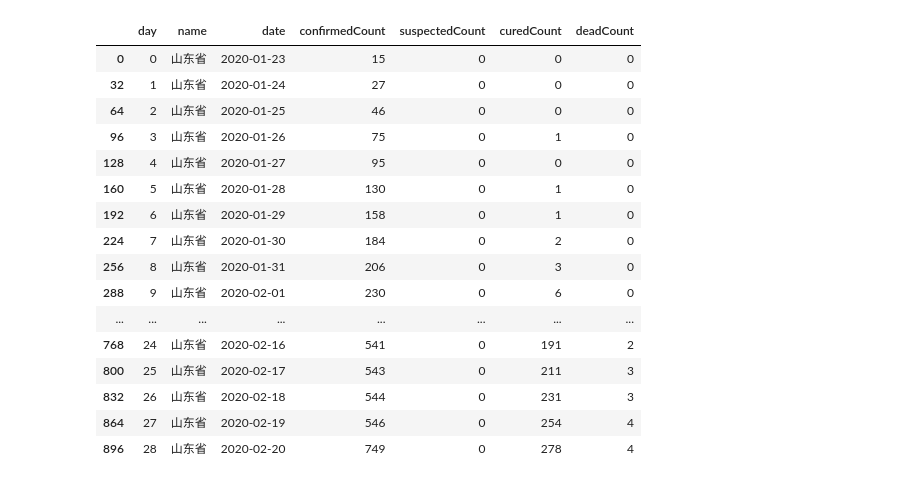
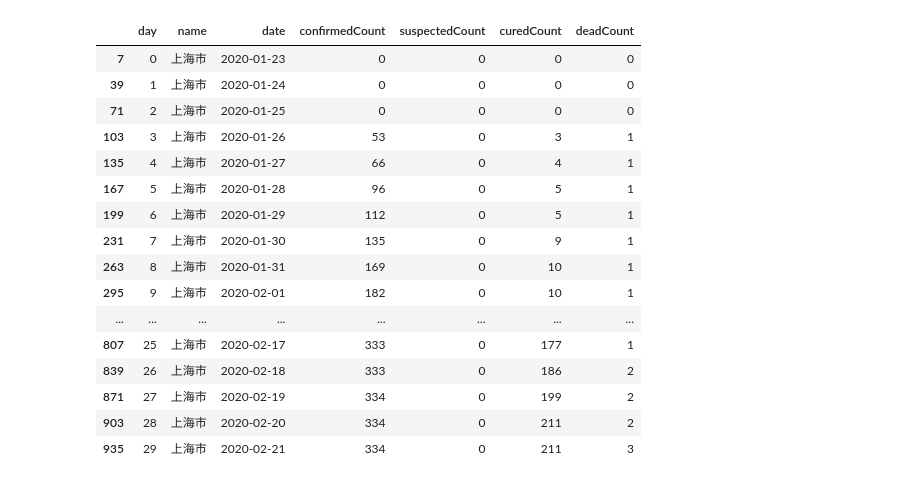
Before and after one commit to swj1442291549/COVID-19-analysis, a Jupyter notebook: analysis.ipynb, the cells around one changed output. Cells and saved outputs as stored; diff of their text form; code cells hidden in the pictures.

```diff
--- a/analysis.ipynb
+++ b/analysis.ipynb
@@ -296,23 +316,23 @@ fig.show()
 # %% [output]
 [interactive output not drawn]
 # %%
-result = result_p[result_p.name == '山东省']
+result = result_p[result_p.name == "上海市"]
 result
 # %% [output]
 |  | day | name | date | confirmedCount | suspectedCount | curedCount | deadCount |
-| 0 | 0 | 山东省 | 2020-01-23 | 15 | 0 | 0 | 0 |
-| 32 | 1 | 山东省 | 2020-01-24 | 27 | 0 | 0 | 0 |
-| 64 | 2 | 山东省 | 2020-01-25 | 46 | 0 | 0 | 0 |
-| 96 | 3 | 山东省 | 2020-01-26 | 75 | 0 | 1 | 0 |
-| 128 | 4 | 山东省 | 2020-01-27 | 95 | 0 | 0 | 0 |
-| 160 | 5 | 山东省 | 2020-01-28 | 130 | 0 | 1 | 0 |
-| 192 | 6 | 山东省 | 2020-01-29 | 158 | 0 | 1 | 0 |
-| 224 | 7 | 山东省 | 2020-01-30 | 184 | 0 | 2 | 0 |
-| 256 | 8 | 山东省 | 2020-01-31 | 206 | 0 | 3 | 0 |
-| 288 | 9 | 山东省 | 2020-02-01 | 230 | 0 | 6 | 0 |
+| 7 | 0 | 上海市 | 2020-01-23 | 0 | 0 | 0 | 0 |
+| 39 | 1 | 上海市 | 2020-01-24 | 0 | 0 | 0 | 0 |
+| 71 | 2 | 上海市 | 2020-01-25 | 0 | 0 | 0 | 0 |
+| 103 | 3 | 上海市 | 2020-01-26 | 53 | 0 | 3 | 1 |
+| 135 | 4 | 上海市 | 2020-01-27 | 66 | 0 | 4 | 1 |
+| 167 | 5 | 上海市 | 2020-01-28 | 96 | 0 | 5 | 1 |
+| 199 | 6 | 上海市 | 2020-01-29 | 112 | 0 | 5 | 1 |
+| 231 | 7 | 上海市 | 2020-01-30 | 135 | 0 | 9 | 1 |
+| 263 | 8 | 上海市 | 2020-01-31 | 169 | 0 | 10 | 1 |
+| 295 | 9 | 上海市 | 2020-02-01 | 182 | 0 | 10 | 1 |
 | ... | ... | ... | ... | ... | ... | ... | ... |
-| 768 | 24 | 山东省 | 2020-02-16 | 541 | 0 | 191 | 2 |
-| 800 | 25 | 山东省 | 2020-02-17 | 543 | 0 | 211 | 3 |
-| 832 | 26 | 山东省 | 2020-02-18 | 544 | 0 | 231 | 3 |
-| 864 | 27 | 山东省 | 2020-02-19 | 546 | 0 | 254 | 4 |
-| 896 | 28 | 山东省 | 2020-02-20 | 749 | 0 | 278 | 4 |
+| 807 | 25 | 上海市 | 2020-02-17 | 333 | 0 | 177 | 1 |
+| 839 | 26 | 上海市 | 2020-02-18 | 333 | 0 | 186 | 2 |
+| 871 | 27 | 上海市 | 2020-02-19 | 334 | 0 | 199 | 2 |
+| 903 | 28 | 上海市 | 2020-02-20 | 334 | 0 | 211 | 2 |
+| 935 | 29 | 上海市 | 2020-02-21 | 334 | 0 | 211 | 3 |
```
Also changed, not shown: parts of 13 cells of this notebook.
